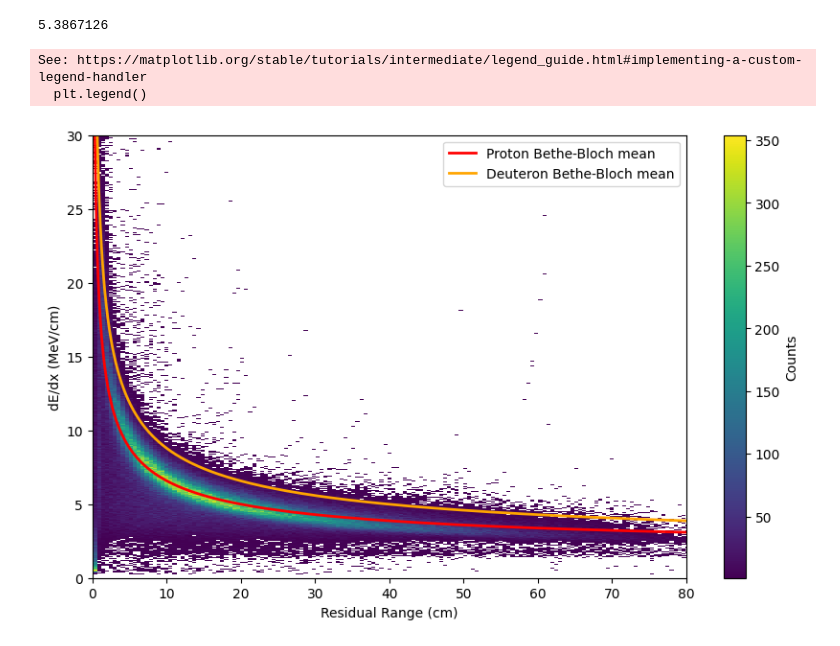
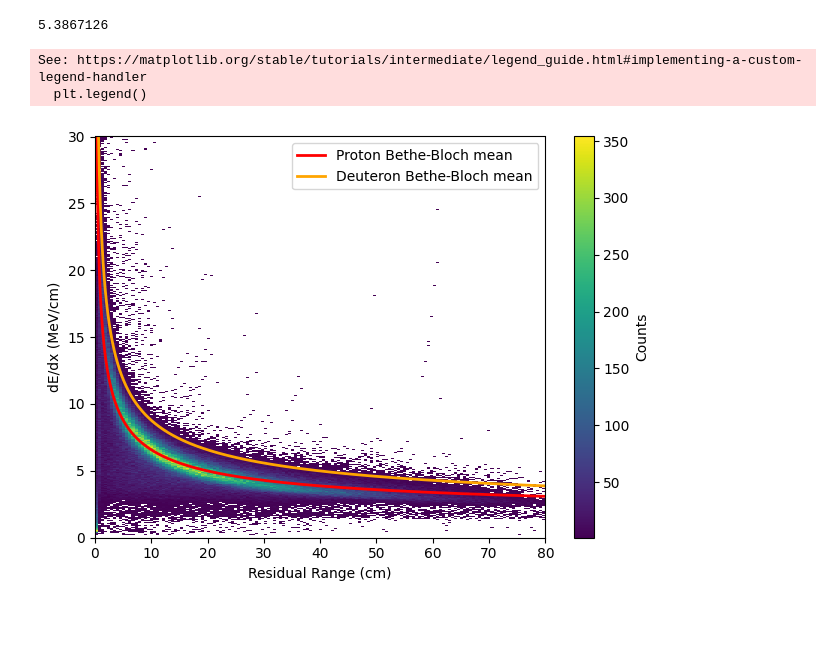
Before and after one commit to mohummudh/proton-deuteron, a Jupyter notebook: analysis/both.ipynb, the cells around one changed output. Cells and saved outputs as stored; diff of their text form; code cells hidden in the pictures; blank space fills up the shorter version.

Commit message:
plots, clusters explore

```diff
--- a/analysis/both.ipynb
+++ b/analysis/both.ipynb
@@ -195,19 +195,19 @@ dresrange = d_bethe[:, 0]
 dbb = d_bethe[:, 1]
 dresrange = np.flip(dresrange)
 # %%
-plt.figure(figsize=(10, 6))
 plt.hist2d(protrr, protdedx, bins=(165, 1054), cmap='viridis', cmin=1, label='Proton Candidates Heatmap')
 plt.plot(resrange, bb, linewidth=2, color='red', label='Proton Bethe-Bloch mean')
 plt.plot(dresrange, dbb, linewidth=2, color='orange', label='Deuteron Bethe-Bloch mean')
 plt.colorbar(label='Counts')
 plt.xlabel('Residual Range (cm)')
 plt.ylabel('dE/dx (MeV/cm)')
 plt.ylim(0, 30)
 plt.xlim(0, 80)
 plt.legend()
+plt.tight_layout()
 
 plt.show()
 # %% [output]
 See: https://matplotlib.org/stable/tutorials/intermediate/legend_guide.html#implementing-a-custom-legend-handler
   plt.legend()
-[figure, old version]
+[figure, new version]
```
Also changed, not shown: parts of 2 cells of this notebook, 7 other files.
